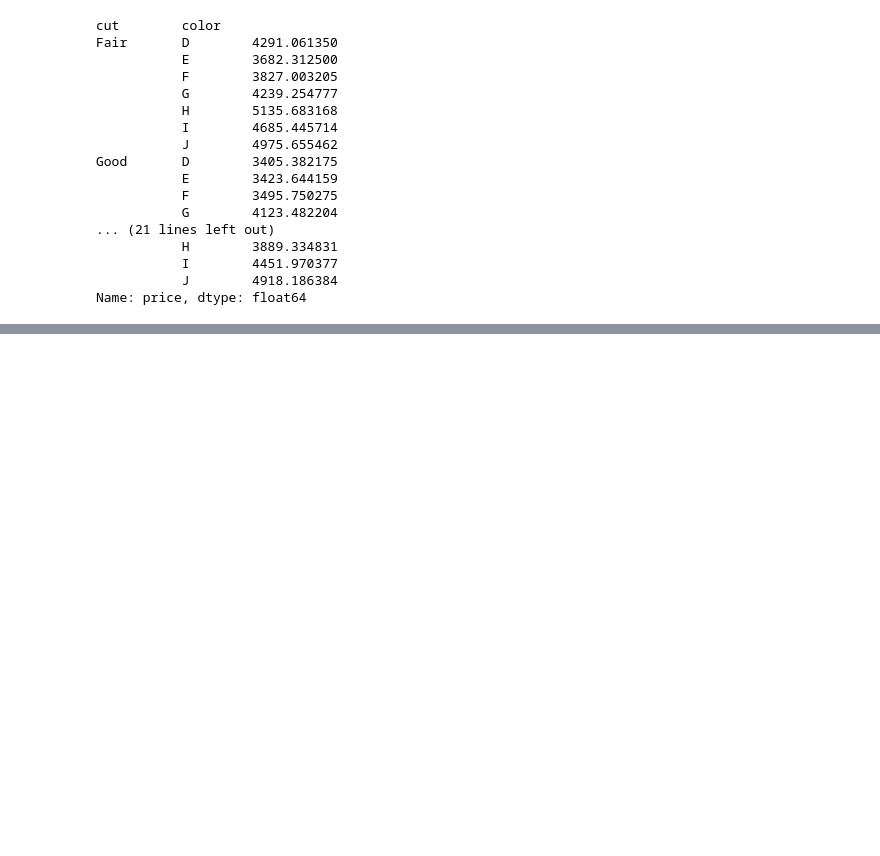
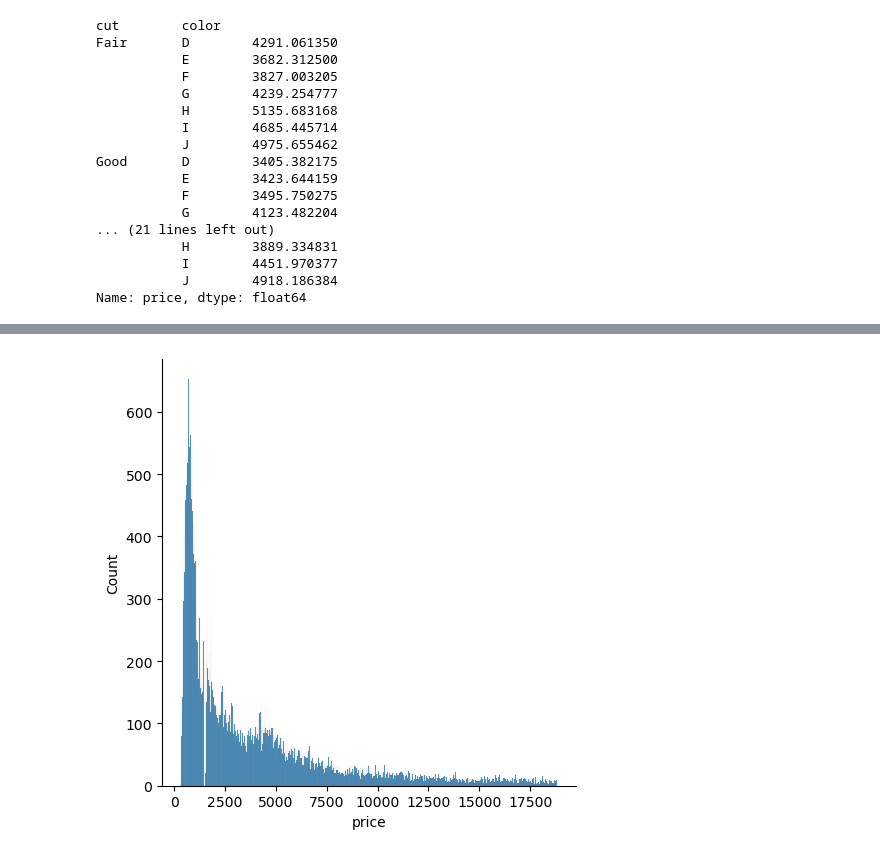
Before and after one commit to Alihanesentas/Exploratory-Data-Analysis, a Jupyter notebook: Day-2.ipynb, the cells around one changed output, grey strips where cells are left out. Saved outputs shown, nothing was run; the diff lists cells and outputs as text; code cells hidden in the pictures; blank space fills up the shorter version.

```diff
--- a/Day-2.ipynb
+++ b/Day-2.ipynb
@@ -399,0 +442,4 @@ Name: price, dtype: float64
+# %%
+sns.displot(df["price"], kde = False,bins = 1000);
+# %% [output]
+[figure, added]
```
Also changed, not shown: parts of 8 cells of this notebook.
